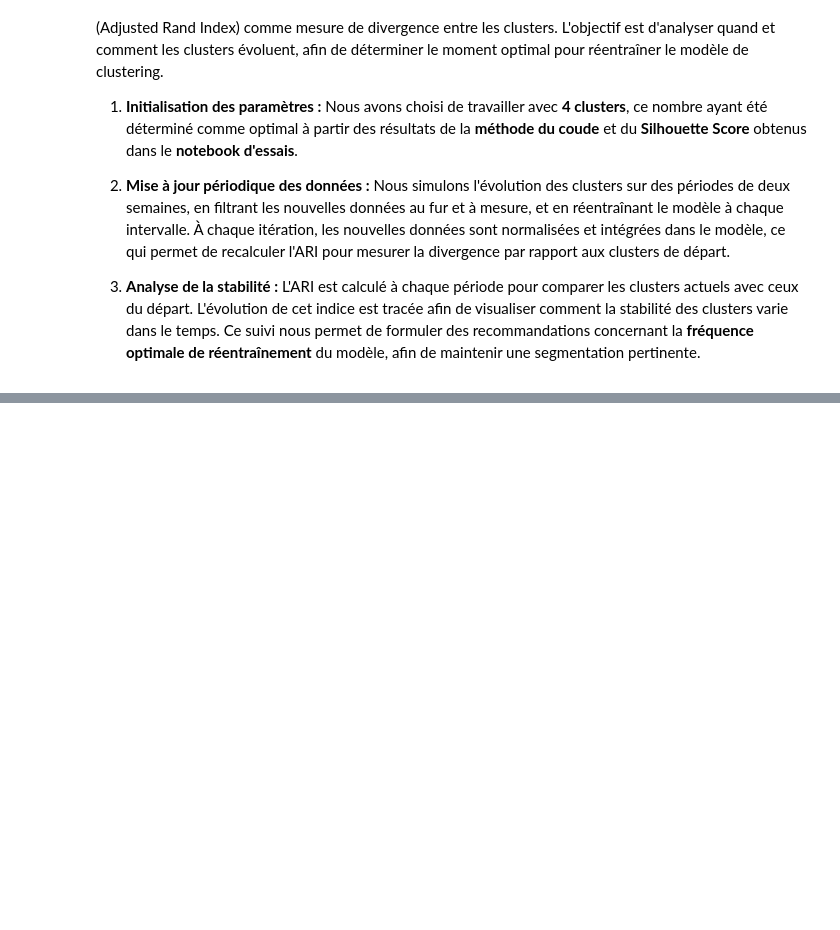
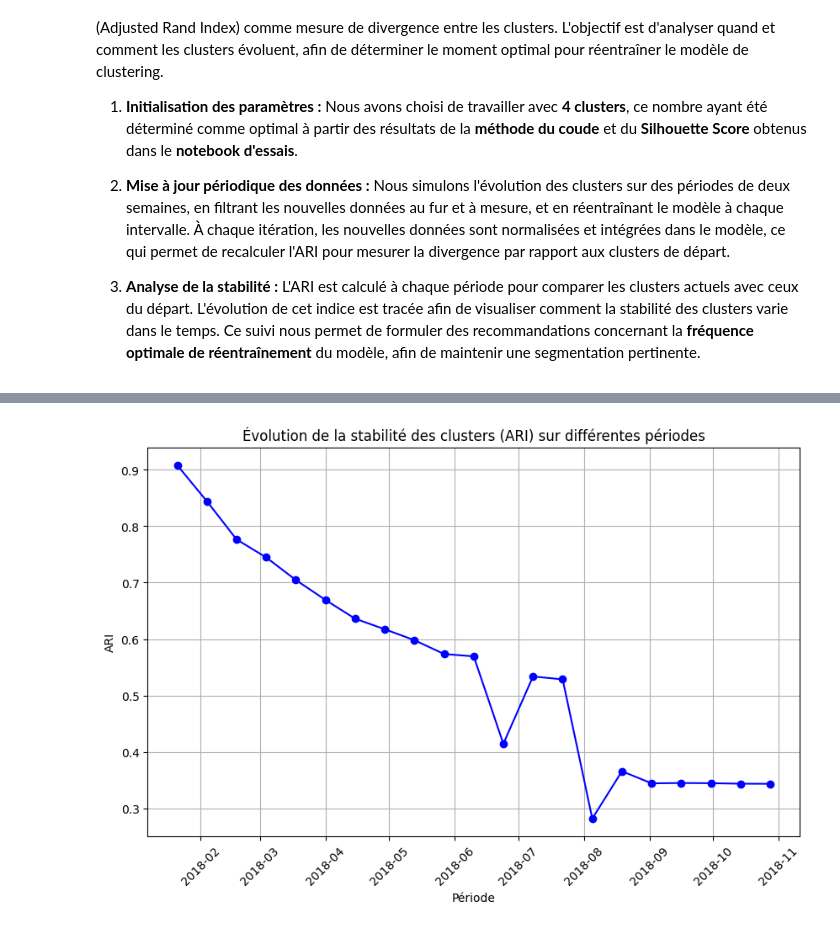
Before and after one commit to Krock13/AI_Engineer_Projet_5_Segmenter_Des_Clients_Pour_Un_Site_E-commerce, a Jupyter notebook: notebook_simulation.ipynb, the cells around one changed output, grey strips where cells are left out. Drawn from its saved outputs; the diff is of its cells as text; code cells hidden in the pictures; blank space fills up the shorter version.

```diff
--- a/notebook_simulation.ipynb
+++ b/notebook_simulation.ipynb
@@ -176,0 +278,17 @@ Une analyse plus poussée de l’**évolution des distributions des features** s
+# %%
+# Créer une liste des dates pour les périodes
+dates = pd.date_range(start='2018-01-15', periods=len(ari), freq='2W')
+
+# Tracer l'évolution du ARI
+plt.figure(figsize=(10, 6))
+plt.plot(dates, ari, marker='o', color='b')
+plt.title(
+    'Évolution de la stabilité des clusters (ARI) sur différentes périodes'
+)
+plt.xlabel('Période')
+plt.ylabel('ARI')
+plt.grid(True)
+plt.xticks(rotation=45)
+plt.show()
+# %% [output]
+[figure, added]
```
Also changed, not shown: parts of 16 cells of this notebook, 3 other files.
